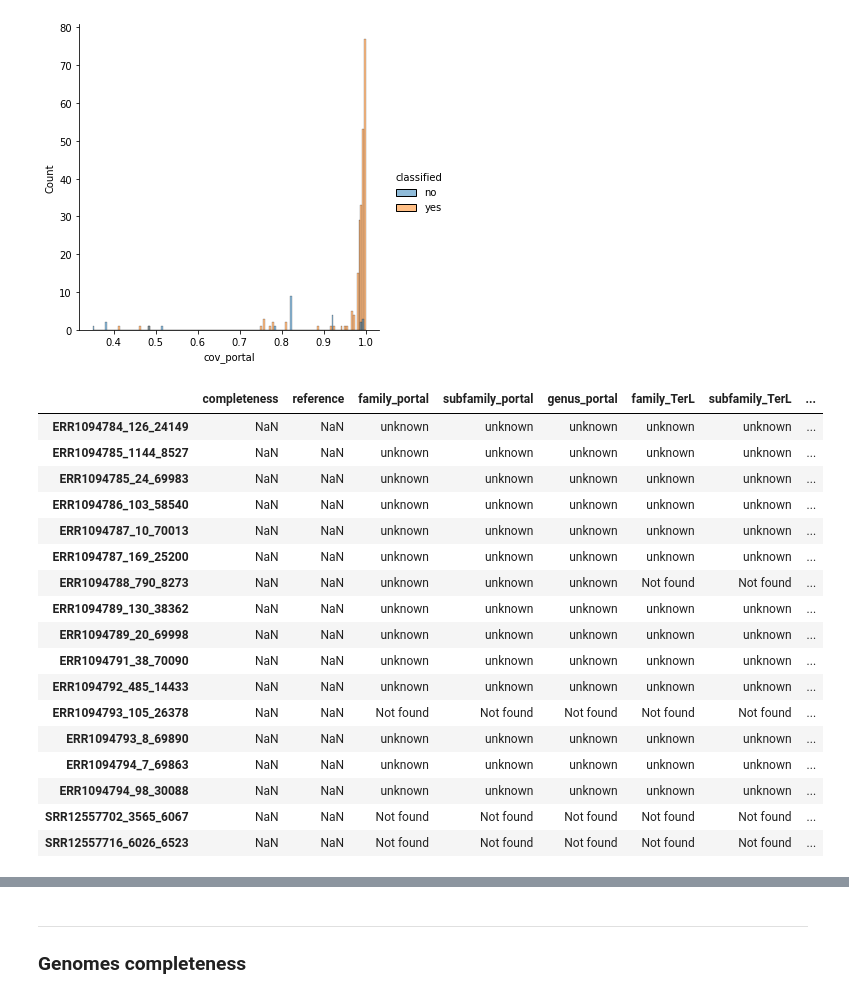
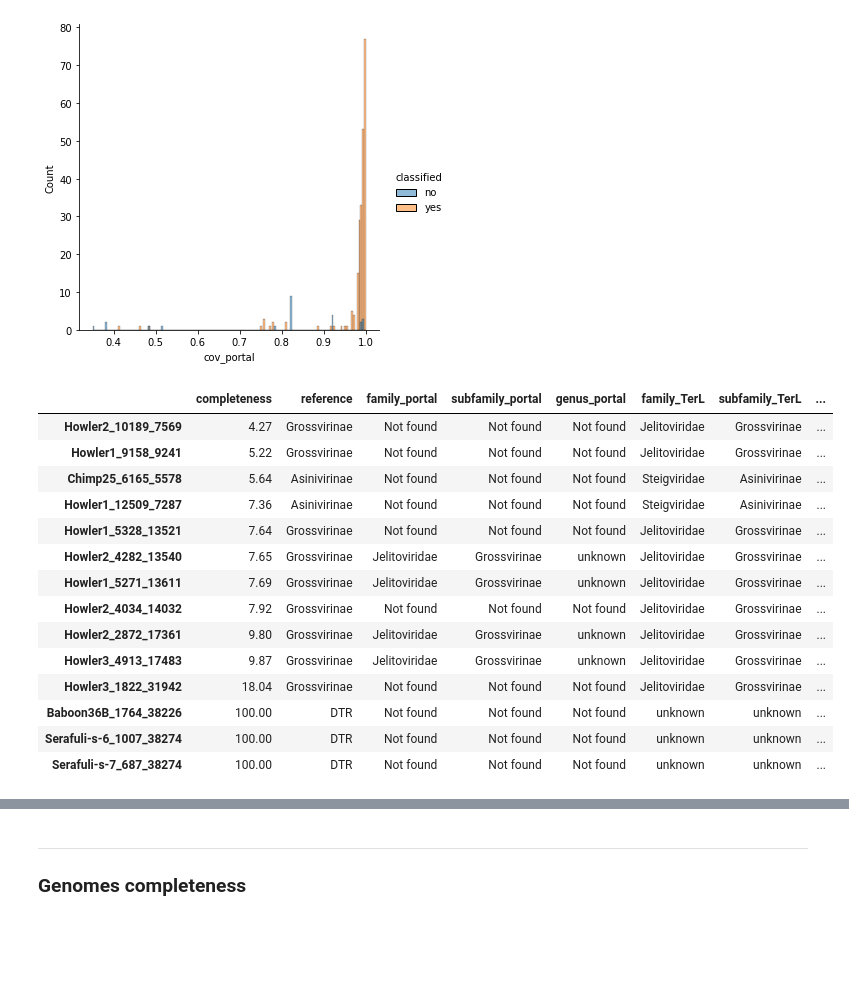
Before and after one commit to dcarrillox/CrassUS, a Jupyter notebook: dev_notes.ipynb, the cells around one changed output, grey strips where cells are left out. Cells and saved outputs as stored; diff of their text form; code cells hidden in the pictures; blank space fills up the shorter version.

```diff
--- a/dev_notes.ipynb
+++ b/dev_notes.ipynb
@@ -786,23 +789,20 @@ sns.displot(df, x="cov_portal", hue="classified")
 <seaborn.axisgrid.FacetGrid at 0x...>
 [figure]
 # %%
-df[(df["classified"] == "no") & (df["cov_MCP"] < 0.8)]
+df[(df["classified"] == "yes") & (df["cov_TerL"] < 0.6)].sort_values("completeness")
 # %% [output]
 |  | completeness | reference | family_portal | subfamily_portal | genus_portal | family_TerL | subfamily_TerL | ... |
-| ERR1094784_126_24149 | NaN | NaN | unknown | unknown | unknown | unknown | unknown | ... |
-| ERR1094785_1144_8527 | NaN | NaN | unknown | unknown | unknown | unknown | unknown | ... |
-| ERR1094785_24_69983 | NaN | NaN | unknown | unknown | unknown | unknown | unknown | ... |
-| ERR1094786_103_58540 | NaN | NaN | unknown | unknown | unknown | unknown | unknown | ... |
-| ERR1094787_10_70013 | NaN | NaN | unknown | unknown | unknown | unknown | unknown | ... |
-| ERR1094787_169_25200 | NaN | NaN | unknown | unknown | unknown | unknown | unknown | ... |
-| ERR1094788_790_8273 | NaN | NaN | unknown | unknown | unknown | Not found | Not found | ... |
-| ERR1094789_130_38362 | NaN | NaN | unknown | unknown | unknown | unknown | unknown | ... |
-| ERR1094789_20_69998 | NaN | NaN | unknown | unknown | unknown | unknown | unknown | ... |
-| ERR1094791_38_70090 | NaN | NaN | unknown | unknown | unknown | unknown | unknown | ... |
-| ERR1094792_485_14433 | NaN | NaN | unknown | unknown | unknown | unknown | unknown | ... |
-| ERR1094793_105_26378 | NaN | NaN | Not found | Not found | Not found | Not found | Not found | ... |
-| ERR1094793_8_69890 | NaN | NaN | unknown | unknown | unknown | unknown | unknown | ... |
-| ERR1094794_7_69863 | NaN | NaN | unknown | unknown | unknown | unknown | unknown | ... |
-| ERR1094794_98_30088 | NaN | NaN | unknown | unknown | unknown | unknown | unknown | ... |
-| SRR12557702_3565_6067 | NaN | NaN | Not found | Not found | Not found | Not found | Not found | ... |
-| SRR12557716_6026_6523 | NaN | NaN | Not found | Not found | Not found | Not found | Not found | ... |
+| Howler2_10189_7569 | 4.27 | Grossvirinae | Not found | Not found | Not found | Jelitoviridae | Grossvirinae | ... |
+| Howler1_9158_9241 | 5.22 | Grossvirinae | Not found | Not found | Not found | Jelitoviridae | Grossvirinae | ... |
+| Chimp25_6165_5578 | 5.64 | Asinivirinae | Not found | Not found | Not found | Steigviridae | Asinivirinae | ... |
+| Howler1_12509_7287 | 7.36 | Asinivirinae | Not found | Not found | Not found | Steigviridae | Asinivirinae | ... |
+| Howler1_5328_13521 | 7.64 | Grossvirinae | Not found | Not found | Not found | Jelitoviridae | Grossvirinae | ... |
+| Howler2_4282_13540 | 7.65 | Grossvirinae | Jelitoviridae | Grossvirinae | unknown | Jelitoviridae | Grossvirinae | ... |
+| Howler1_5271_13611 | 7.69 | Grossvirinae | Jelitoviridae | Grossvirinae | unknown | Jelitoviridae | Grossvirinae | ... |
+| Howler2_4034_14032 | 7.92 | Grossvirinae | Not found | Not found | Not found | Jelitoviridae | Grossvirinae | ... |
+| Howler2_2872_17361 | 9.80 | Grossvirinae | Jelitoviridae | Grossvirinae | unknown | Jelitoviridae | Grossvirinae | ... |
+| Howler3_4913_17483 | 9.87 | Grossvirinae | Jelitoviridae | Grossvirinae | unknown | Jelitoviridae | Grossvirinae | ... |
+| Howler3_1822_31942 | 18.04 | Grossvirinae | Not found | Not found | Not found | Jelitoviridae | Grossvirinae | ... |
+| Baboon36B_1764_38226 | 100.00 | DTR | Not found | Not found | Not found | unknown | unknown | ... |
+| Serafuli-s-6_1007_38274 | 100.00 | DTR | Not found | Not found | Not found | unknown | unknown | ... |
+| Serafuli-s-7_687_38274 | 100.00 | DTR | Not found | Not found | Not found | unknown | unknown | ... |
```
Also changed, not shown: parts of 10 cells of this notebook, 1 other file.
